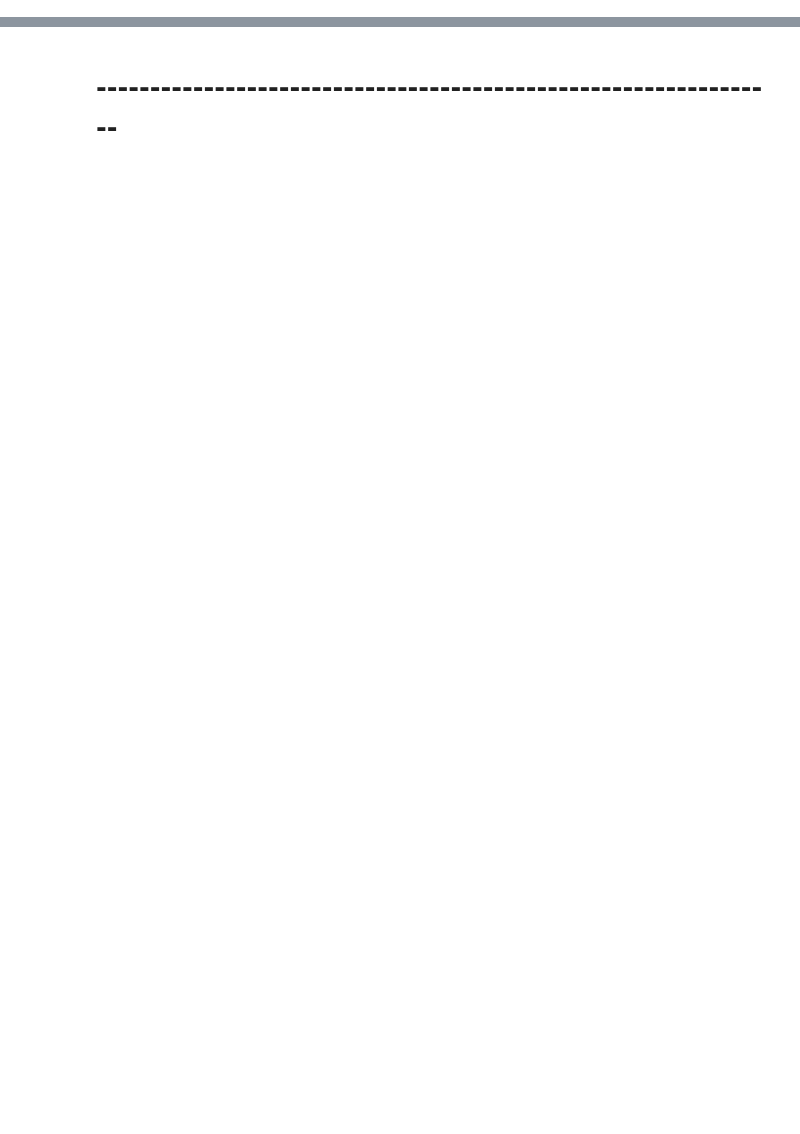
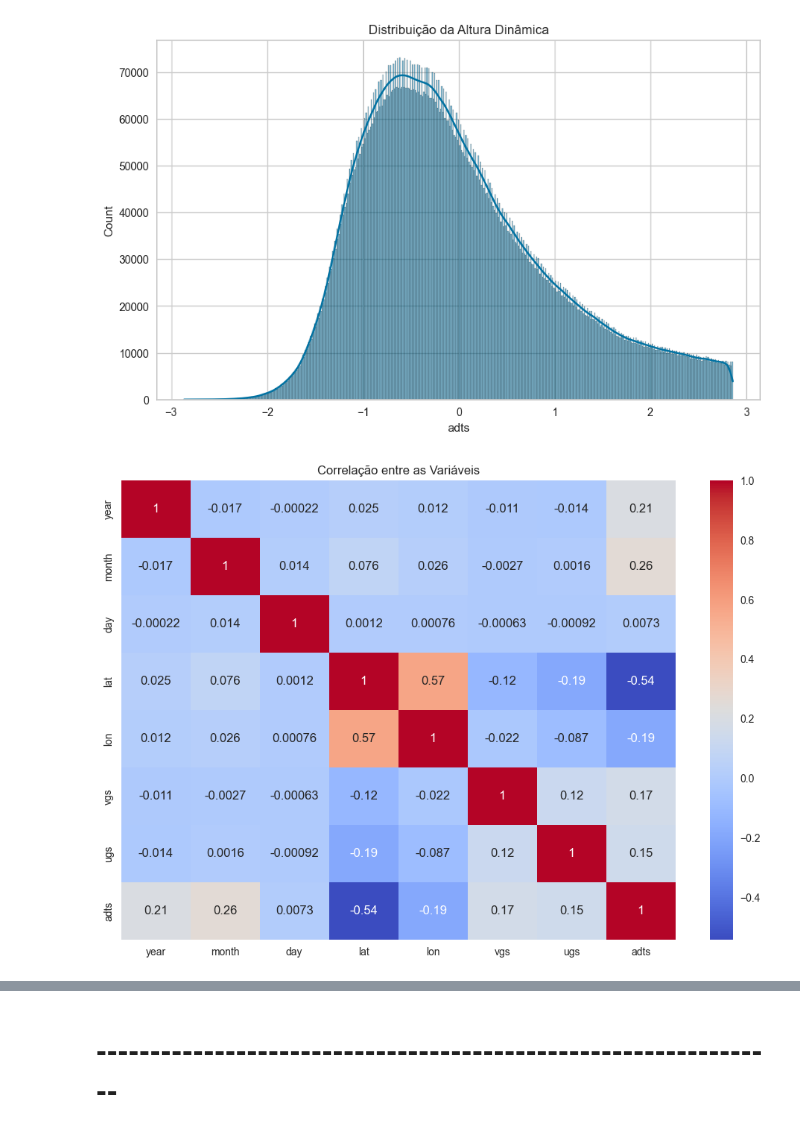
Before and after one commit to TcheloBorgas/GlobalSolutionFiap, a Jupyter notebook: Model/md.ipynb, the cells around one changed output, grey strips where cells are left out. Saved outputs shown, nothing was run; the diff lists cells and outputs as text; code cells hidden in the pictures; blank space fills up the shorter version.

Commit message:
teste

```diff
--- a/Model/md.ipynb
+++ b/Model/md.ipynb
@@ -76,0 +32,27 @@ for col in ais_data_2_cleaned.columns[1:]:  # Ajuste conforme necessário
+# %%
+# Carregar os dados
+data = pd.read_csv(r'..\Data\data_for_vis.csv')
+
+# Visualizar as primeiras linhas
+print(data.head())
+
+# Remover outliers das colunas relevantes
+data = remove_outliers(data, 'vgs')
+data = remove_outliers(data, 'ugs')
+data = remove_outliers(data, 'adts')
+
+# Preencher valores ausentes nas colunas relevantes
+data['vgs'] = valores_vazios(data['vgs'])
+data['ugs'] = valores_vazios(data['ugs'])
+data['adts'] = valores_vazios(data['adts'])
+
+# Normalização dos Dados
+scaler = StandardScaler()
+data[['vgs', 'ugs', 'adts']] = scaler.fit_transform(data[['vgs', 'ugs', 'adts']])
+
+# Divisão dos Dados em treino e teste
+X = data[['year', 'month', 'day', 'lat', 'lon', 'vgs', 'ugs']]
+y = data['adts']
+X_train, X_test, y_train, y_test = train_test_split(X, y, test_size=0.2, random_state=42)
+
+print("Dados de treinamento e teste preparados.")
@@ -76,0 +67,15 @@ for col in ais_data_2_cleaned.columns[1:]:  # Ajuste conforme necessário
+# %%
+# Plotar a distribuição da altura dinâmica
+plt.figure(figsize=(10, 6))
+sns.histplot(data['adts'], kde=True)
+plt.title('Distribuição da Altura Dinâmica')
+plt.show()
+
+# Correlação entre as variáveis
+plt.figure(figsize=(12, 8))
+sns.heatmap(data.corr(), annot=True, cmap='coolwarm')
+plt.title('Correlação entre as Variáveis')
+plt.show()
+# %% [output]
+[figure, added]
+[figure, added]
```
Also changed, not shown: parts of 18 cells of this notebook, 3 other files.
